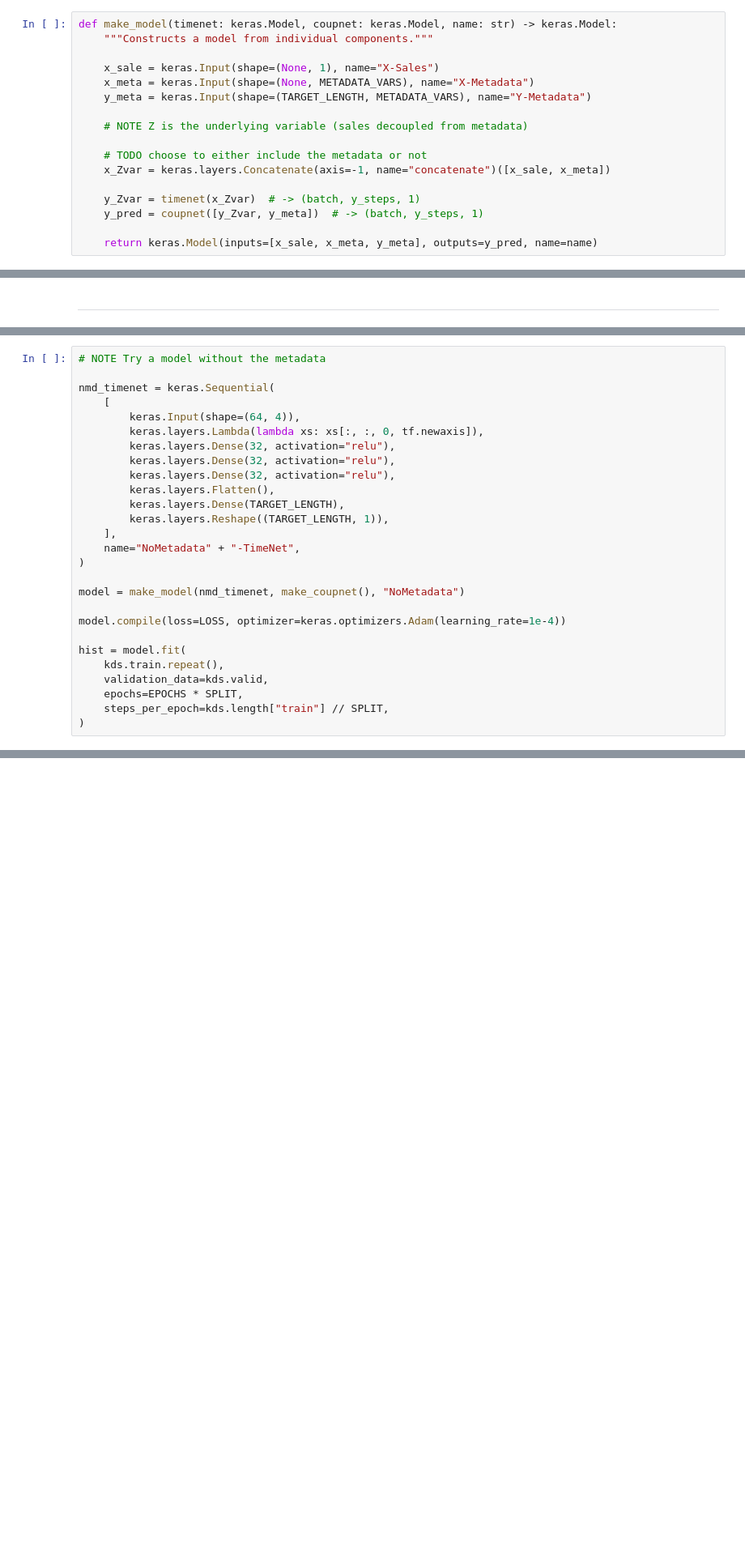
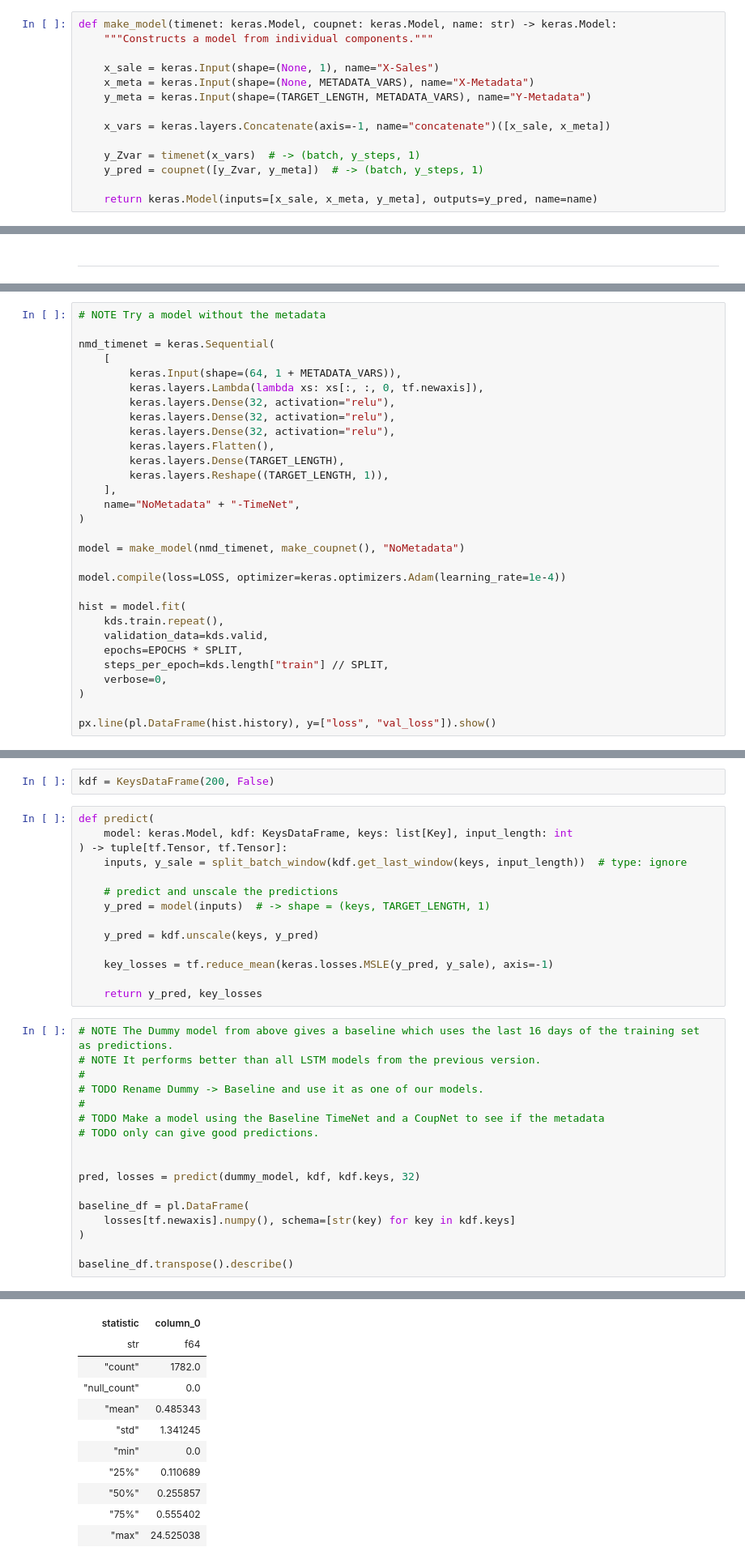
Before and after one commit to joachxm/kaggle, a Jupyter notebook: store-sales/_blob.ipynb, the cells around one changed output, grey strips where cells are left out. Shown: that part at 81% size. Saved outputs shown, nothing was run; the diff lists cells and outputs as text; blank space fills up the shorter version.

```diff
--- a/store-sales/_blob.ipynb
+++ b/store-sales/_blob.ipynb
@@ -286,12 +338,9 @@ def make_model(timenet: keras.Model, coupnet: keras.Model, name: str) -> keras.M
     x_meta = keras.Input(shape=(None, METADATA_VARS), name="X-Metadata")
     y_meta = keras.Input(shape=(TARGET_LENGTH, METADATA_VARS), name="Y-Metadata")
 
-    # NOTE Z is the underlying variable (sales decoupled from metadata)
+    x_vars = keras.layers.Concatenate(axis=-1, name="concatenate")([x_sale, x_meta])
 
-    # TODO choose to either include the metadata or not
-    x_Zvar = keras.layers.Concatenate(axis=-1, name="concatenate")([x_sale, x_meta])
-
-    y_Zvar = timenet(x_Zvar)  # -> (batch, y_steps, 1)
+    y_Zvar = timenet(x_vars)  # -> (batch, y_steps, 1)
     y_pred = coupnet([y_Zvar, y_meta])  # -> (batch, y_steps, 1)
 
     return keras.Model(inputs=[x_sale, x_meta, y_meta], outputs=y_pred, name=name)
@@ -373,7 +422,7 @@ px.line(pl.DataFrame(hist.history), y=["loss", "val_loss"]).show()
 
 nmd_timenet = keras.Sequential(
     [
-        keras.Input(shape=(64, 4)),
+        keras.Input(shape=(64, 1 + METADATA_VARS)),
         keras.layers.Lambda(lambda xs: xs[:, :, 0, tf.newaxis]),
         keras.layers.Dense(32, activation="relu"),
         keras.layers.Dense(32, activation="relu"),
@@ -394,4 +443,7 @@ hist = model.fit(
     validation_data=kds.valid,
     epochs=EPOCHS * SPLIT,
     steps_per_epoch=kds.length["train"] // SPLIT,
+    verbose=0,
 )
+
+px.line(pl.DataFrame(hist.history), y=["loss", "val_loss"]).show()
@@ -425,0 +452,34 @@ px.line(pl.DataFrame(hist.history), y=["loss", "val_loss"], log_y=True)
+# %%
+kdf = KeysDataFrame(200, False)
+# %%
+def predict(
+    model: keras.Model, kdf: KeysDataFrame, keys: list[Key], input_length: int
+) -> tuple[tf.Tensor, tf.Tensor]:
+    inputs, y_sale = split_batch_window(kdf.get_last_window(keys, input_length))  # type: ignore
+
+    # predict and unscale the predictions
+    y_pred = model(inputs)  # -> shape = (keys, TARGET_LENGTH, 1)
+
+    y_pred = kdf.unscale(keys, y_pred)
+
+    key_losses = tf.reduce_mean(keras.losses.MSLE(y_pred, y_sale), axis=-1)
+
+    return y_pred, key_losses
+# %%
+# NOTE The Dummy model from above gives a baseline which uses the last 16 days of the training set as predictions.
+# NOTE It performs better than all LSTM models from the previous version.
+#
+# TODO Rename Dummy -> Baseline and use it as one of our models.
+#
+# TODO Make a model using the Baseline TimeNet and a CoupNet to see if the metadata
+# TODO only can give good predictions.
+
+
+pred, losses = predict(dummy_model, kdf, kdf.keys, 32)
+
+baseline_df = pl.DataFrame(
+    losses[tf.newaxis].numpy(), schema=[str(key) for key in kdf.keys]
+)
+
+baseline_df.transpose().describe()
+# %% [output]
@@ -425,0 +487,11 @@ px.line(pl.DataFrame(hist.history), y=["loss", "val_loss"], log_y=True)
+| statistic | column_0 |
+| str | f64 |
+| "count" | 1782.0 |
+| "null_count" | 0.0 |
+| "mean" | 0.485343 |
+| "std" | 1.341245 |
+| "min" | 0.0 |
+| "25%" | 0.110689 |
+| "50%" | 0.255857 |
+| "75%" | 0.555402 |
+| "max" | 24.525038 |
```
Also changed, not shown: parts of 17 cells of this notebook.
